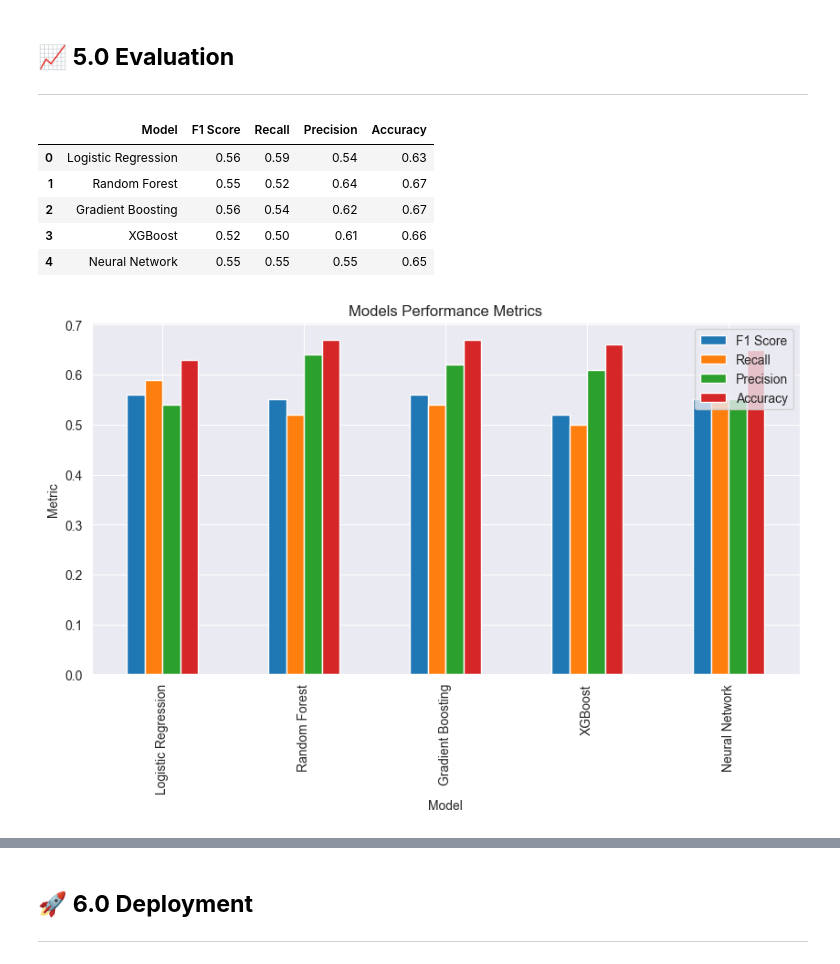
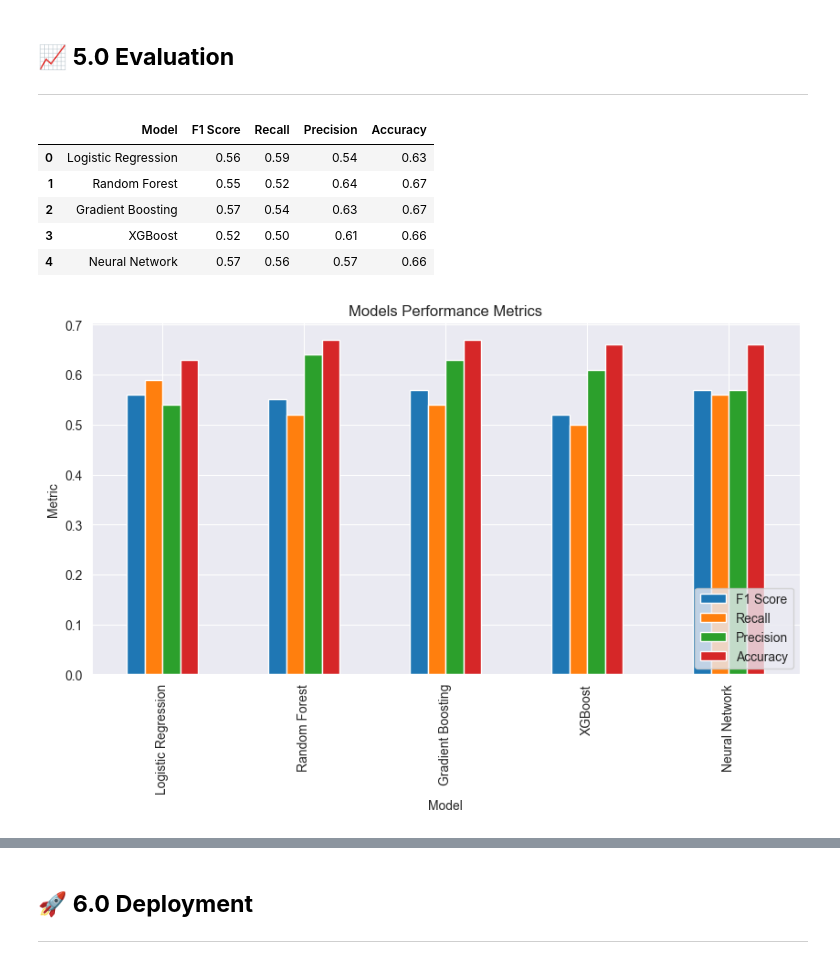
Before and after one commit to Patoh254code/product_brand_sentiment_analysis, a Jupyter notebook: index.ipynb, the cells around one changed output, grey strips where cells are left out. Drawn from its saved outputs; the diff is of its cells as text; code cells hidden in the pictures.

```diff
--- a/index.ipynb
+++ b/index.ipynb
@@ -870,18 +880,30 @@ weighted avg       0.65      0.66      0.64      2675
 # %% [markdown]
 4.5 Neural Networks
 # %%
-# Instantiate neural network model
-nn_model = MLPClassifier(
-    hidden_layer_sizes=(64, 32, 16),  # 3 hidden layers
-    max_iter=500,
-    activation='relu',
-    solver='adam',
-    random_state=42
+# Define parameter space
+nn_param_grid = {
+    'model__hidden_layer_sizes': [(128,), (128, 64, 32)],
+    'model__alpha': uniform(0.0001, 0.01),        # L2 penalty
+    'model__learning_rate_init': uniform(0.0005, 0.01),
+    'model__solver': ['adam'],
+    'model__activation': ['relu', 'tanh'],
+    'model__max_iter': [500],
+}
+
+# Set pipeline with MLPClassifier inside
+nn_model = MLPClassifier(random_state=42)
+nn_pipe = nlp_pipe_eng.set_params(model=nn_model)
+
+# Initialize RandomizedSearchCV
+random_search_nn = RandomizedSearchCV(
+    estimator=nn_pipe,
+    param_distributions=nn_param_grid,
+    n_iter=5,
+    cv=2,
+    random_state=42,
+    n_jobs=-1,
+    verbose=2
 )
 
-# Set the nn model to pipeline
-nlp_pipe_eng.set_params(model=nn_model)
-
-# Train the model
-nlp_pipe_eng.fit(X_train, y_train)
+random_search_nn.fit(X_train, y_train)
 # %% [output]
@@ -977,11 +980,17 @@ y_pred_xgb = best_model_xgb.predict(X_test)
 xgb_f1, xgb_recall, xgb_precision, xgb_accuracy = overall_metrics(y_pred_xgb)
 
 # Neural network metrics
+best_model_nn= random_search_nn.best_estimator_
+y_pred_nn = best_model_nn.predict(X_test)
 nn_f1, nn_recall, nn_precision, nn_accuracy = overall_metrics(y_pred_nn)
 # %%
 # Create a dictionary of your model results
 results = {
-    "Model": ["Logistic Regression", "Random Forest", "Gradient Boosting", "XGBoost", "Neural Network"],
+    "Model": ["Logistic Regression",
+              "Random Forest",
+              "Gradient Boosting",
+              "XGBoost",
+              "Neural Network"],
     "F1 Score": [lr_f1, rf_f1, gb_f1, xgb_f1, nn_f1],
     "Recall": [lr_recall, rf_recall, gb_recall, xgb_recall, nn_recall],
     "Precision": [lr_precision, rf_precision, gb_precision, xgb_precision, nn_precision],
@@ -1000,21 +1009,22 @@ metrics_df.head()
 |  | Model | F1 Score | Recall | Precision | Accuracy |
 | 0 | Logistic Regression | 0.56 | 0.59 | 0.54 | 0.63 |
 | 1 | Random Forest | 0.55 | 0.52 | 0.64 | 0.67 |
-| 2 | Gradient Boosting | 0.56 | 0.54 | 0.62 | 0.67 |
+| 2 | Gradient Boosting | 0.57 | 0.54 | 0.63 | 0.67 |
 | 3 | XGBoost | 0.52 | 0.50 | 0.61 | 0.66 |
-| 4 | Neural Network | 0.55 | 0.55 | 0.55 | 0.65 |
+| 4 | Neural Network | 0.57 | 0.56 | 0.57 | 0.66 |
 # %%
 # Visualize Model Metrics
 
 metrics_df.plot(kind='bar', x='Model', figsize=(10,5))
 plt.title("Models Performance Metrics")
 plt.xlabel('Model')
 plt.ylabel('Metric')
+plt.legend(loc="lower right")
 
 # save
 plt.savefig(f"images/model_metrics.png", dpi=300, bbox_inches='tight')
 
 # Display
 plt.show()
 # %% [output]
-[figure, old version]
+[figure, new version]
```
Also changed, not shown: parts of 16 cells of this notebook, 9 other files.
